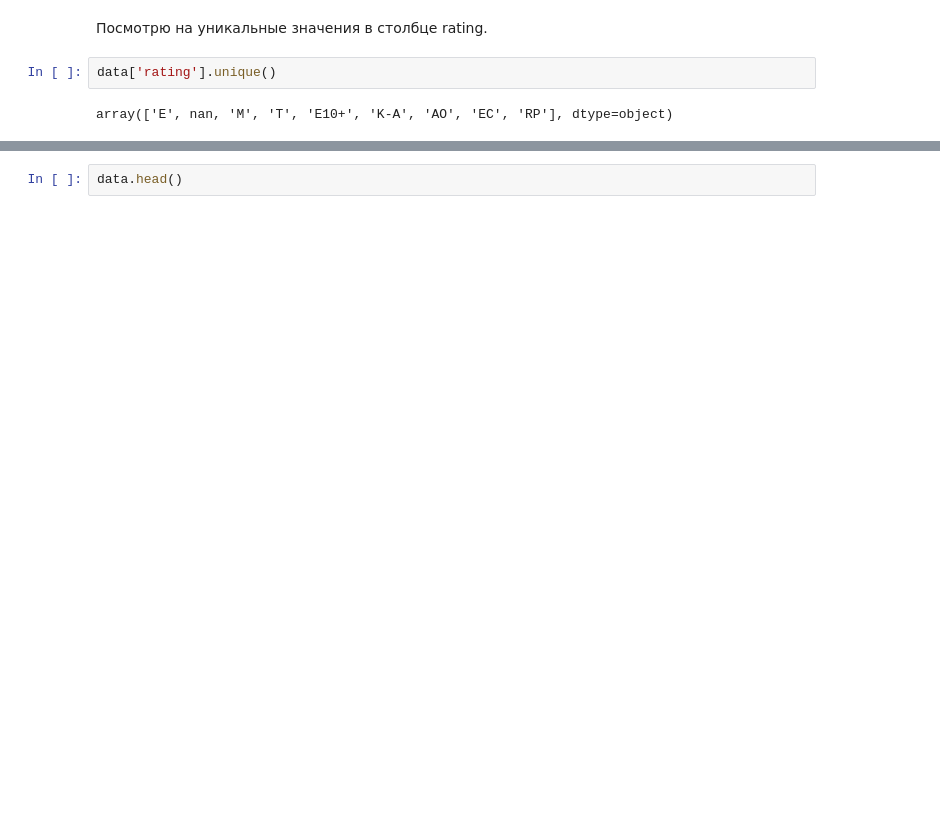
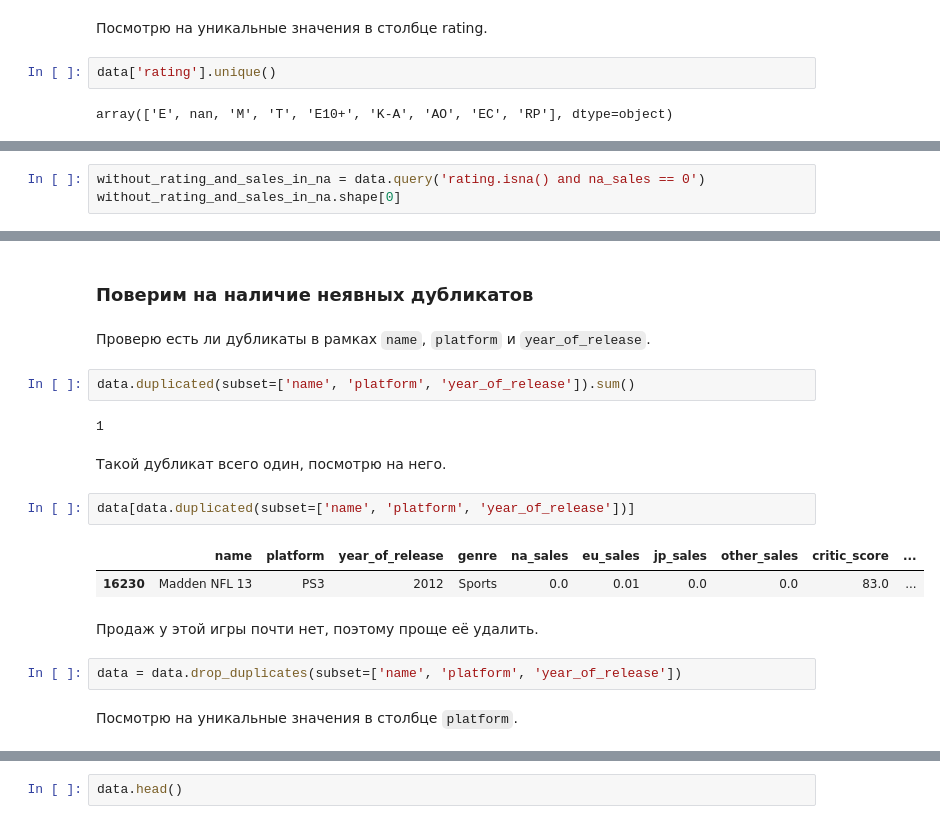
Before and after one commit to sudobooo/games_project, a Jupyter notebook: games_project.ipynb, the cells around one changed output, grey strips where cells are left out. Saved outputs shown, nothing was run; the diff lists cells and outputs as text; blank space fills up the shorter version.

```diff
--- a/games_project.ipynb
+++ b/games_project.ipynb
@@ -305,0 +255,3 @@ data['user_score'] = data['user_score'] * 10
+# %%
+without_rating_and_sales_in_na = data.query('rating.isna() and na_sales == 0')
+without_rating_and_sales_in_na.shape[0]
@@ -305,0 +338,21 @@ data['user_score'] = data['user_score'] * 10
+# %% [markdown]
+### Поверим на наличие неявных дубликатов
+# %% [markdown]
+Проверю есть ли дубликаты в рамках `name`, `platform` и `year_of_release`.
+# %%
+data.duplicated(subset=['name', 'platform', 'year_of_release']).sum()
+# %% [output]
+1
+# %% [markdown]
+Такой дубликат всего один, посмотрю на него.
+# %%
+data[data.duplicated(subset=['name', 'platform', 'year_of_release'])]
+# %% [output]
+|  | name | platform | year_of_release | genre | na_sales | eu_sales | jp_sales | other_sales | critic_score | ... |
+| 16230 | Madden NFL 13 | PS3 | 2012 | Sports | 0.0 | 0.01 | 0.0 | 0.0 | 83.0 | ... |
+# %% [markdown]
+Продаж у этой игры почти нет, поэтому проще её удалить.
+# %%
+data = data.drop_duplicates(subset=['name', 'platform', 'year_of_release'])
+# %% [markdown]
+Посмотрю на уникальные значения в столбце `platform`.
```
Also changed, not shown: parts of 98 cells of this notebook.
